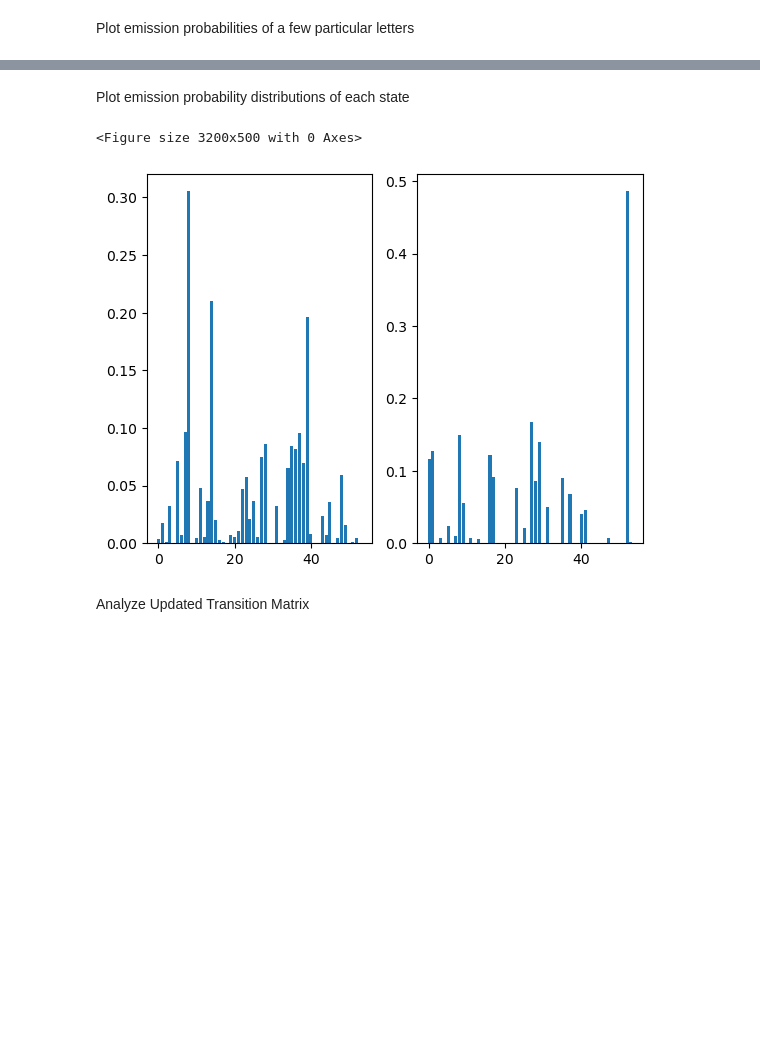
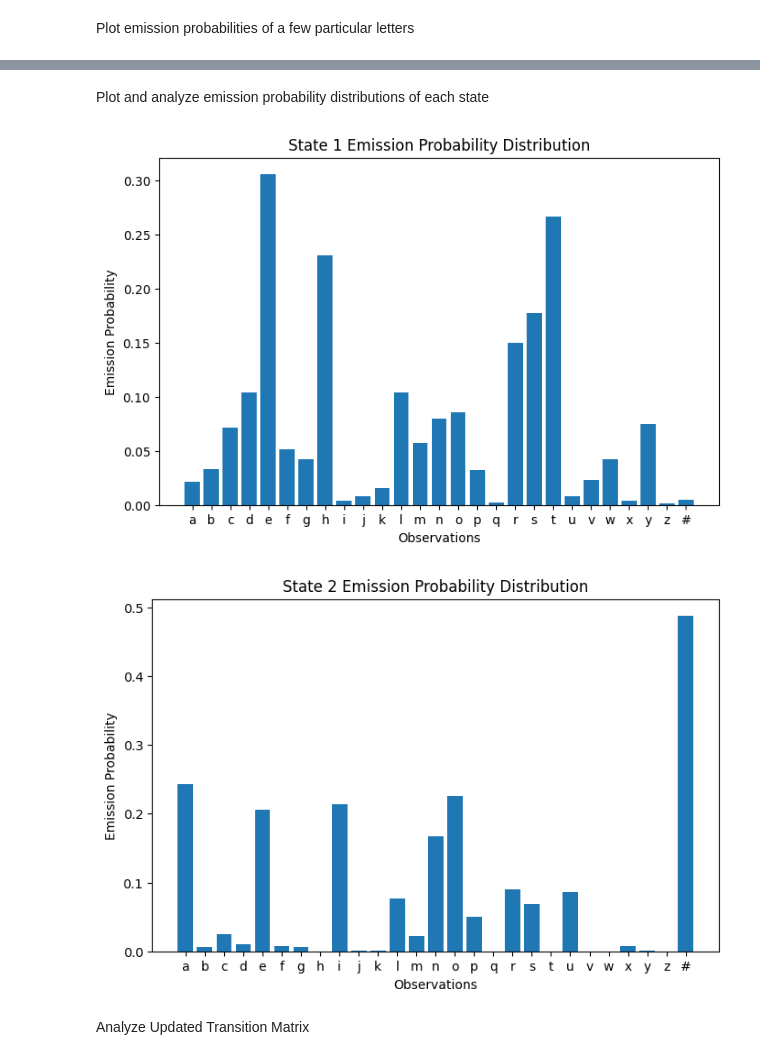
Before and after one commit to censky2/CS666, a Jupyter notebook: proj1/proj1.ipynb, the cells around one changed output, grey strips where cells are left out. Saved outputs shown, nothing was run; the diff lists cells and outputs as text; code cells hidden in the pictures; blank space fills up the shorter version.

```diff
--- a/proj1/proj1.ipynb
+++ b/proj1/proj1.ipynb
@@ -33,6 +33,24 @@ def init_hmm(num_states):
                             [0.0371, 0.0370]])
         B[26] = np.array([[0.0367, 0.0367],
                         [0.0367, 0.0367]])
+    elif num_states == 4:
+        A = np.array([[0.24, 0.26, 0.24, 0.26],
+                      [0.26, 0.24, 0.26, 0.24],
+                      [0.24, 0.24, 0.26, 0.26],
+                      [0.26, 0.26, 0.24, 0.24]])
+        B = np.zeros((27, 4, 4))
+        B[0:13] = np.array([[0.0370, 0.0371, 0.0370, 0.0371],
+                            [0.0370, 0.0371, 0.0370, 0.0371],
+                            [0.0370, 0.0371, 0.0370, 0.0371],
+                            [0.0370, 0.0371, 0.0370, 0.0371]])
+        B[13:26] = np.array([[0.0371, 0.0370, 0.0371, 0.0370],
+                            [0.0371, 0.0370, 0.0371, 0.0370],
+                            [0.0371, 0.0370, 0.0371, 0.0370],
+                            [0.0371, 0.0370, 0.0371, 0.0370]])
+        B[26] = np.array([[0.0367, 0.0367, 0.0367, 0.0367],
+                        [0.0367, 0.0367, 0.0367, 0.0367],
+                        [0.0367, 0.0367, 0.0367, 0.0367],
+                        [0.0367, 0.0367, 0.0367, 0.0367]])
     return A, B
 # %% [markdown]
 Define forward and backward algorithm
@@ -182,6 +200,6 @@ Train for 600 iterations
 # %%
 A, B = init_hmm(2)
-letters = [0, 1, 2, 13, 14, 15]
+letters = [0, 1, 2, 13, 14, 15, 26]
 A, B, train_log_probs, test_log_probs, letters_emission = baum_welch(A, B, train, test, letters, 600)
 assert all(x <= y for x, y in zip(train_log_probs, train_log_probs[1:]))
 # %% [markdown]
@@ -212,7 +230,7 @@ for k, v in letters_emission.items():
     emission1 = np.reshape(temp[:, 0], -1)
     emission2 = np.reshape(temp[:, 1], -1)
 
-    letter = 67 if k == 26 else k + 97
+    letter = 35 if k == 26 else k + 97
     plt.xlabel("Iterations")
     plt.ylabel("Emission Probability")
     plt.title(f"Emission Probability of observation \'{chr(letter)}\' Over Iterations")
@@ -231,24 +250,28 @@ for k, v in letters_emission.items():
 # %% [markdown]
-Plot emission probability distributions of each state
+Plot and analyze emission probability distributions of each state
 # %%
 temp = np.sum(B, axis=1)
 
 emission1 = np.reshape(temp[:, 0], -1)
 emission2 = np.reshape(temp[:, 1], -1)
-vocab = [67 if k == 26 else k + 97 for k in range(len(emission1))]
+vocab = [chr(35) if k == 26 else chr(k + 97) for k in range(len(emission1))]
 
-plt.figure(figsize=(32, 5))
-figure, axis = plt.subplots(1, 2)
-axis[0].bar(vocab, emission1)
-axis[1].bar(vocab, emission2)
-axis[0].xlabel("Observation")
-axis[1].xlabel("Observation")
-axis[0].ylabel("Emission Probability")
-axis[1].ylabel("Emission Probability")
+plt.figure(figsize=(8, 5))
+plt.bar(vocab, emission1)
+plt.xlabel("Observations")
+plt.ylabel("Emission Probability")
+plt.title("State 1 Emission Probability Distribution")
 plt.show()
+
+plt.figure(figsize=(8, 5))
+plt.bar(vocab, emission2)
+plt.xlabel("Observations")
+plt.ylabel("Emission Probability")
+plt.title("State 2 Emission Probability Distribution")
+plt.show()
 # %% [output]
-<Figure size 3200x500 with 0 Axes>
-[figure, old version]
+[figure, new version]
+[figure, added]
 # %% [markdown]
 Analyze Updated Transition Matrix
 # %%
```
Also changed, not shown: parts of 14 cells of this notebook.
